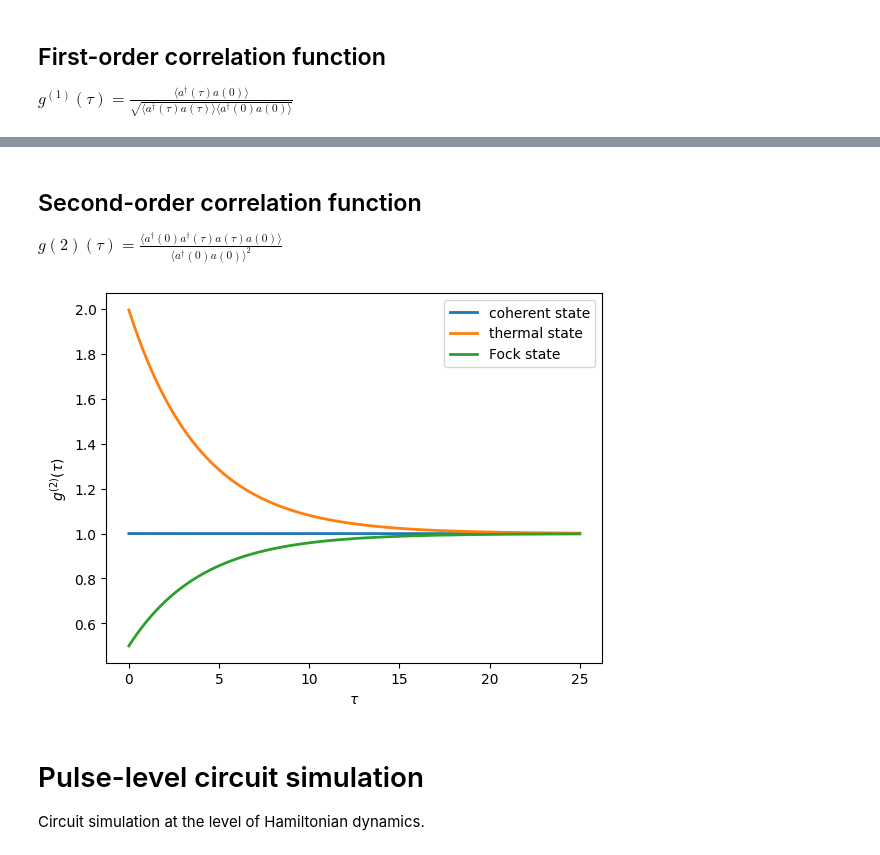
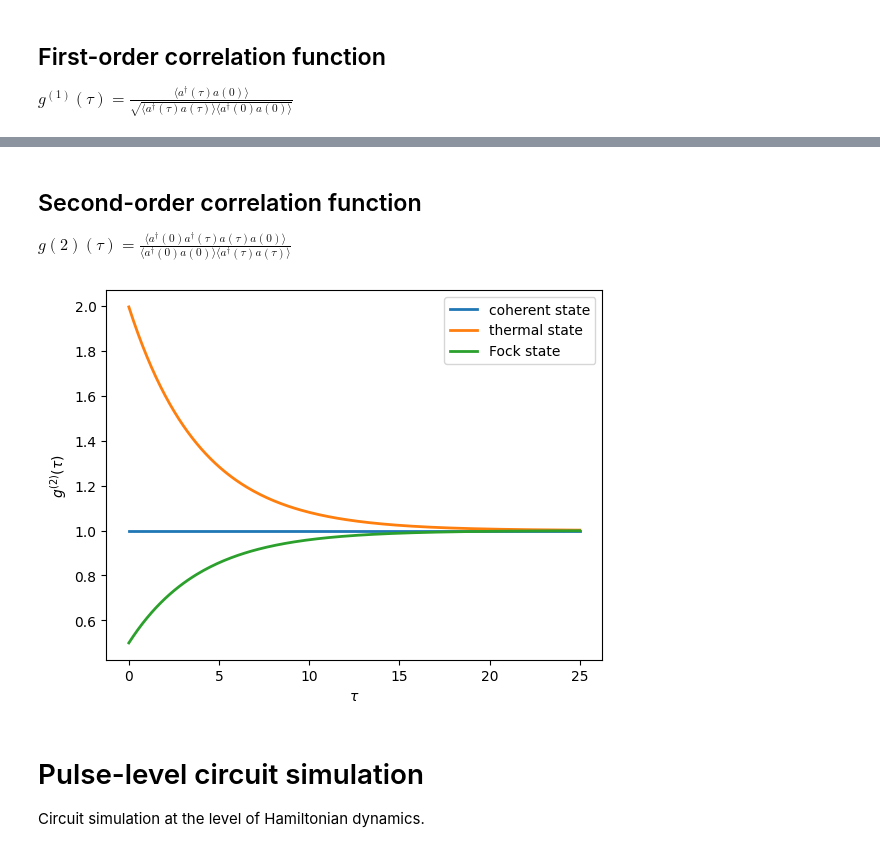
Before and after one commit to BoxiLi/ML4Q-QuTiP-2022, a Jupyter notebook: QuTiP tutorial 3 - Advanced functionalities.ipynb, the cells around one changed output, grey strips where cells are left out. Cells and saved outputs as stored; diff of their text form; code cells hidden in the pictures.

```diff
--- a/QuTiP tutorial 3 - Advanced functionalities.ipynb
+++ b/QuTiP tutorial 3 - Advanced functionalities.ipynb
@@ -216,7 +213,7 @@ plt.legend([
 # %% [markdown]
 ## Second-order correlation function
 $
-g(2)(τ) = \frac{⟨a^†(0)a^†(τ)a(τ)a(0)⟩}{⟨a^†(0)a(0)⟩^2}
+g(2)(τ) = \frac{⟨a^†(0)a^†(τ)a(τ)a(0)⟩}{⟨a^†(0)a(0)⟩⟨a^†(τ)a(τ)⟩}
 $
 # %%
 import numpy as np
@@ -230,35 +227,35 @@ H = 2 * np.pi * a.dag() * a
 
 kappa = 0.25
 n_th = 2.0  # bath temperature in terms of excitation number
 c_ops = [np.sqrt(kappa * (1 + n_th)) * a, np.sqrt(kappa * n_th) * a.dag()]
 
 states = [
     {'state': qutip.coherent_dm(N, np.sqrt(2)), 'label': "coherent state"},
     {'state': qutip.thermal_dm(N, 2), 'label': "thermal state"},
     {'state': qutip.fock_dm(N, 2), 'label': "Fock state"},
 ]
 
 fig, ax = plt.subplots(1, 1)
 
 for state in states:
     rho0 = state['state']
 
     # first calculate the occupation number as a function of time
     n = qutip.mesolve(H, rho0, taus, c_ops, [a.dag() * a]).expect[0]
 
     # calculate the correlation function G2 and normalize with n(0)n(t) to
     # obtain g2
     G2 = qutip.correlation_3op_1t(H, rho0, taus, c_ops, a.dag(), a.dag()*a, a)
-    g2 = G2 / (n[0] * n[0])
+    g2 = G2 / (n[0] * n)
 
     ax.plot(taus, np.real(g2), label=state['label'], lw=2)
 
 ax.legend(loc=0)
 ax.set_xlabel(r'$\tau$')
 ax.set_ylabel(r'$g^{(2)}(\tau)$')
 plt.show()
 # %% [output]
-[figure, old version]
+[figure, new version]
 # %% [markdown]
 # Pulse-level circuit simulation
 
```
Also changed, not shown: parts of 2 cells of this notebook, 1 other file.
